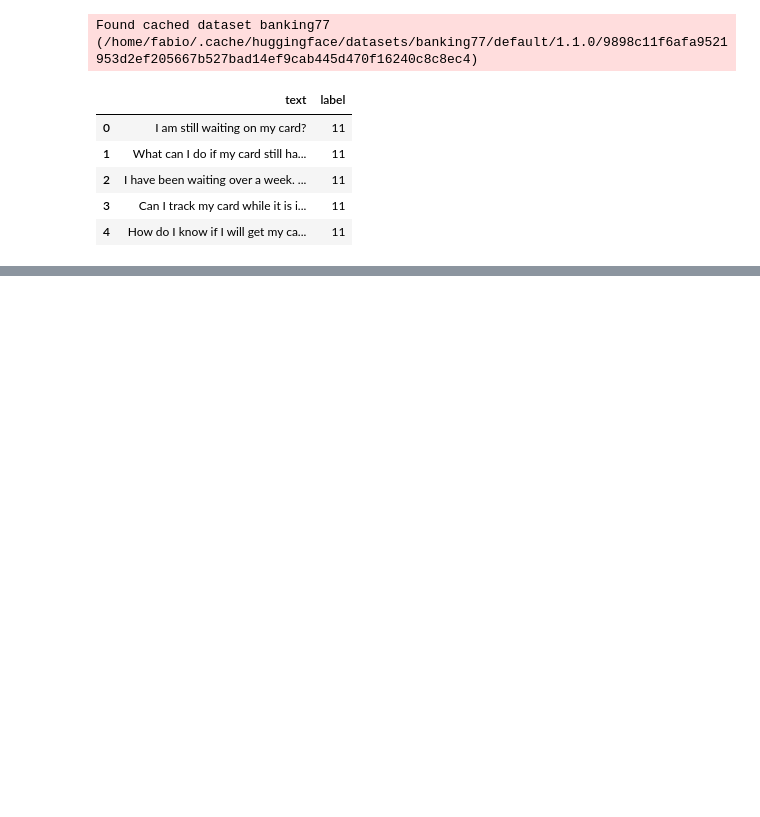
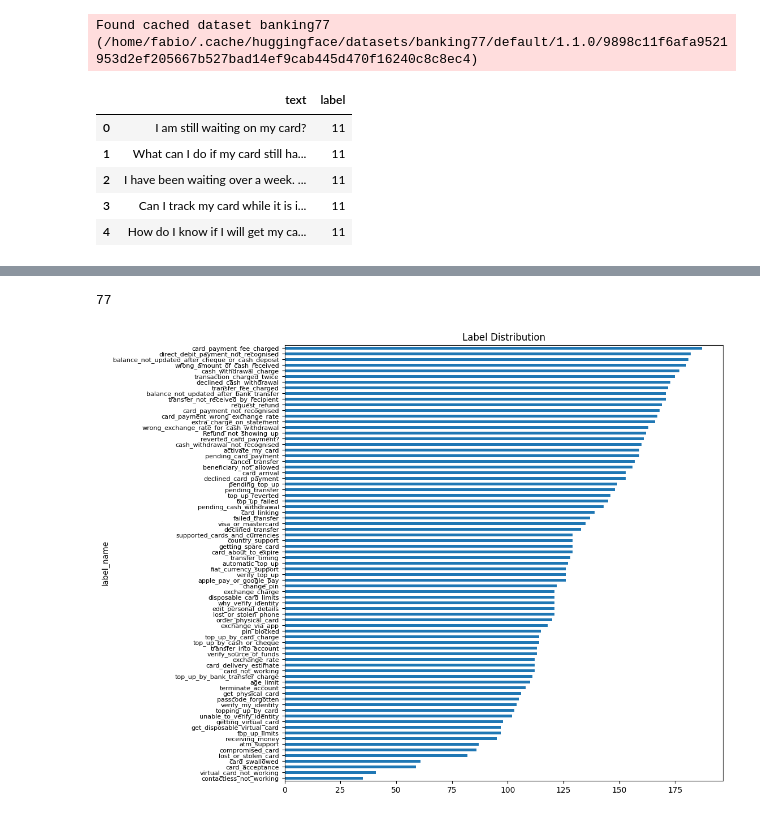
Before and after one commit to fabiogomez11c/llm_banking, a Jupyter notebook: notebook.ipynb, the cells around one changed output, grey strips where cells are left out. Saved outputs shown, nothing was run; the diff lists cells and outputs as text; code cells hidden in the pictures; blank space fills up the shorter version.

```diff
--- a/notebook.ipynb
+++ b/notebook.ipynb
@@ -47,3 +31,16 @@ Dataset({
 | 2 | I have been waiting over a week. ... | 11 | card_arrival |
 | 3 | Can I track my card while it is i... | 11 | card_arrival |
 | 4 | How do I know if I will get my ca... | 11 | card_arrival |
+# %%
+banking["train"].features["label"].num_classes
+# %% [output]
+77
+# %%
+fig = plt.figure(figsize=(10, 10))
+train_df["label_name"].value_counts(ascending=True).plot(kind="barh")
+# lower font size for y axis tick labels
+plt.yticks(fontsize=8)
+plt.title("Label Distribution")
+plt.show()
+# %% [output]
+[figure, added]
```
Also changed, not shown: parts of 5 cells of this notebook.
